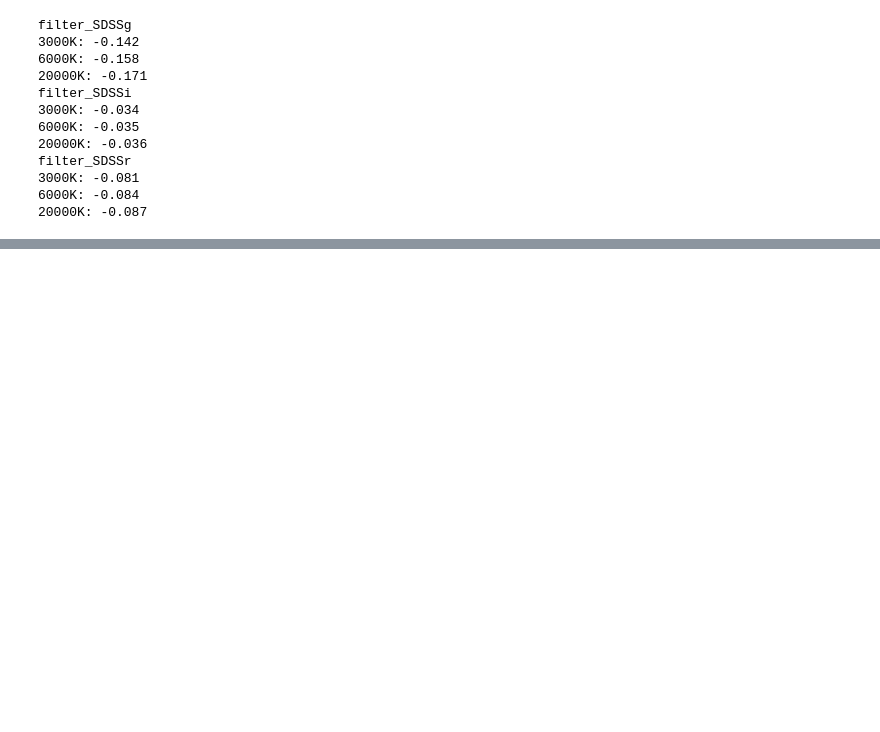
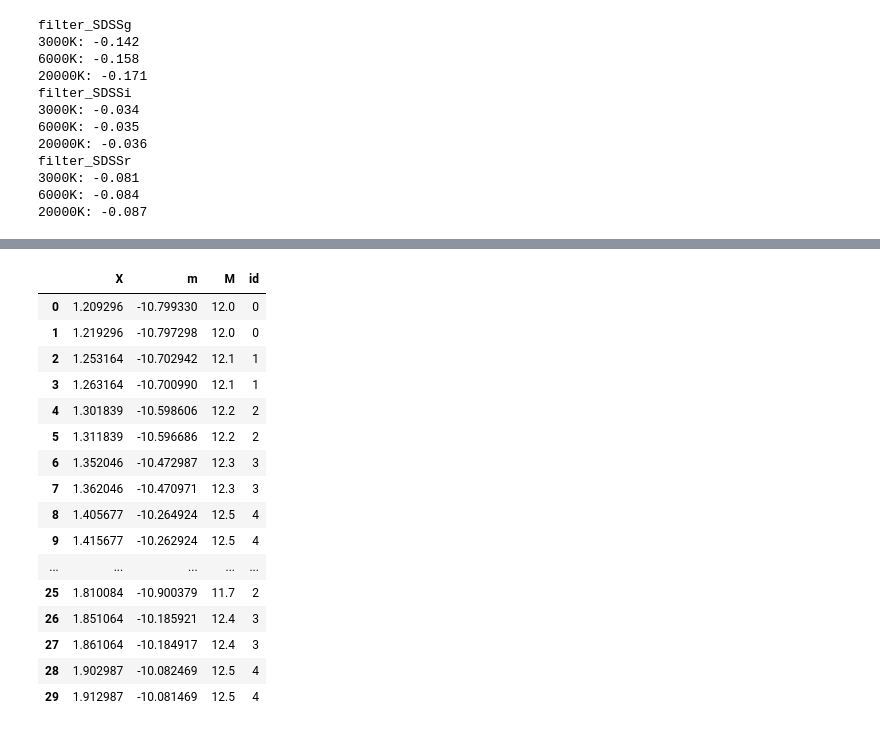
Before and after one commit to ysBach/SNU_AOclass, a Jupyter notebook: Books/codes/air_extinction.ipynb, the cells around one changed output, grey strips where cells are left out. Drawn from its saved outputs; the diff is of its cells as text; code cells hidden in the pictures; blank space fills up the shorter version.

```diff
--- a/Books/codes/air_extinction.ipynb
+++ b/Books/codes/air_extinction.ipynb
@@ -165,0 +220,20 @@ filter_SDSSr
+# %%
+mstars
+# %% [output]
+|  | X | m | M | id |
+| 0 | 1.209296 | -10.799330 | 12.0 | 0 |
+| 1 | 1.219296 | -10.797298 | 12.0 | 0 |
+| 2 | 1.253164 | -10.702942 | 12.1 | 1 |
+| 3 | 1.263164 | -10.700990 | 12.1 | 1 |
+| 4 | 1.301839 | -10.598606 | 12.2 | 2 |
+| 5 | 1.311839 | -10.596686 | 12.2 | 2 |
+| 6 | 1.352046 | -10.472987 | 12.3 | 3 |
+| 7 | 1.362046 | -10.470971 | 12.3 | 3 |
+| 8 | 1.405677 | -10.264924 | 12.5 | 4 |
+| 9 | 1.415677 | -10.262924 | 12.5 | 4 |
+| ... | ... | ... | ... | ... |
+| 25 | 1.810084 | -10.900379 | 11.7 | 2 |
+| 26 | 1.851064 | -10.185921 | 12.4 | 3 |
+| 27 | 1.861064 | -10.184917 | 12.4 | 3 |
+| 28 | 1.902987 | -10.082469 | 12.5 | 4 |
+| 29 | 1.912987 | -10.081469 | 12.5 | 4 |
```
Also changed, not shown: parts of 2 cells of this notebook, 3 other files.
